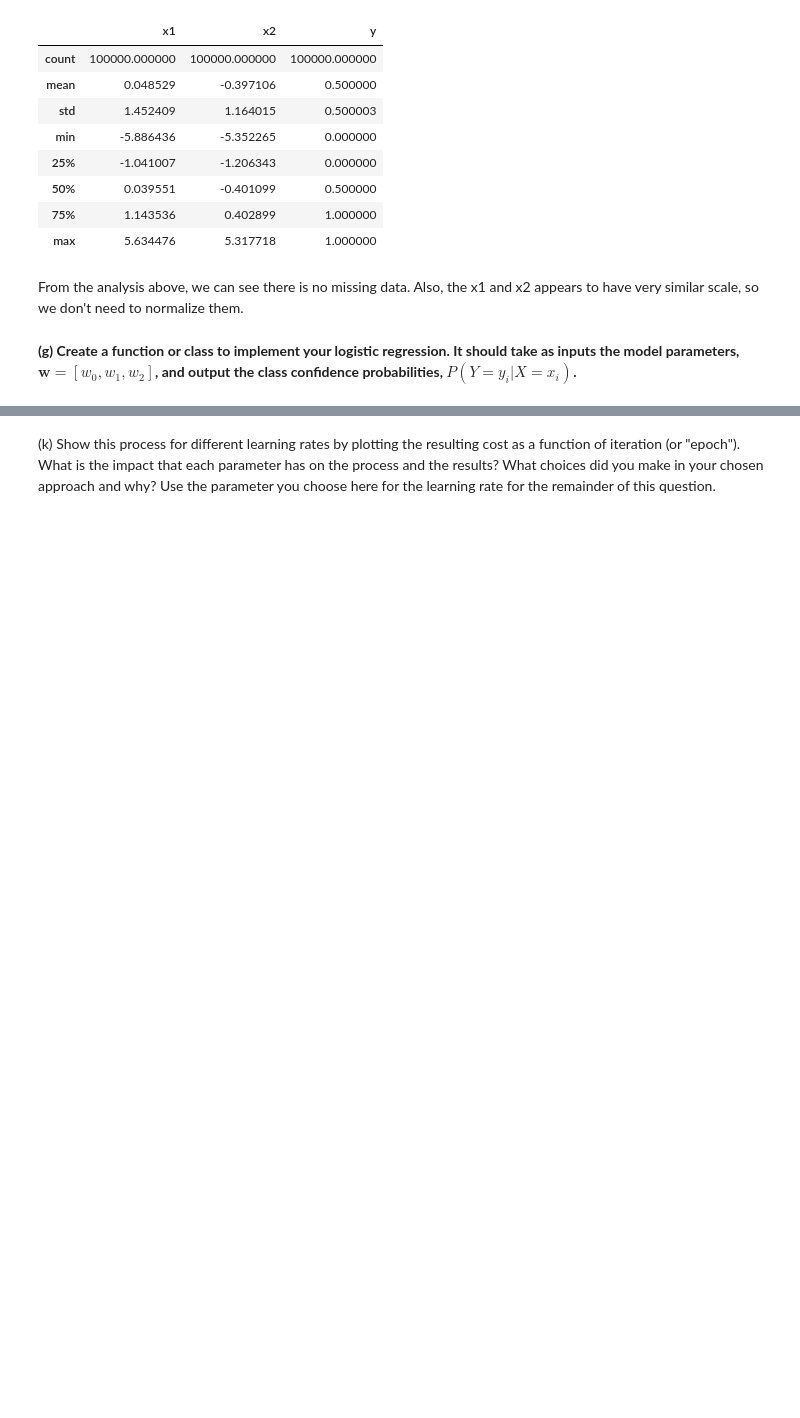
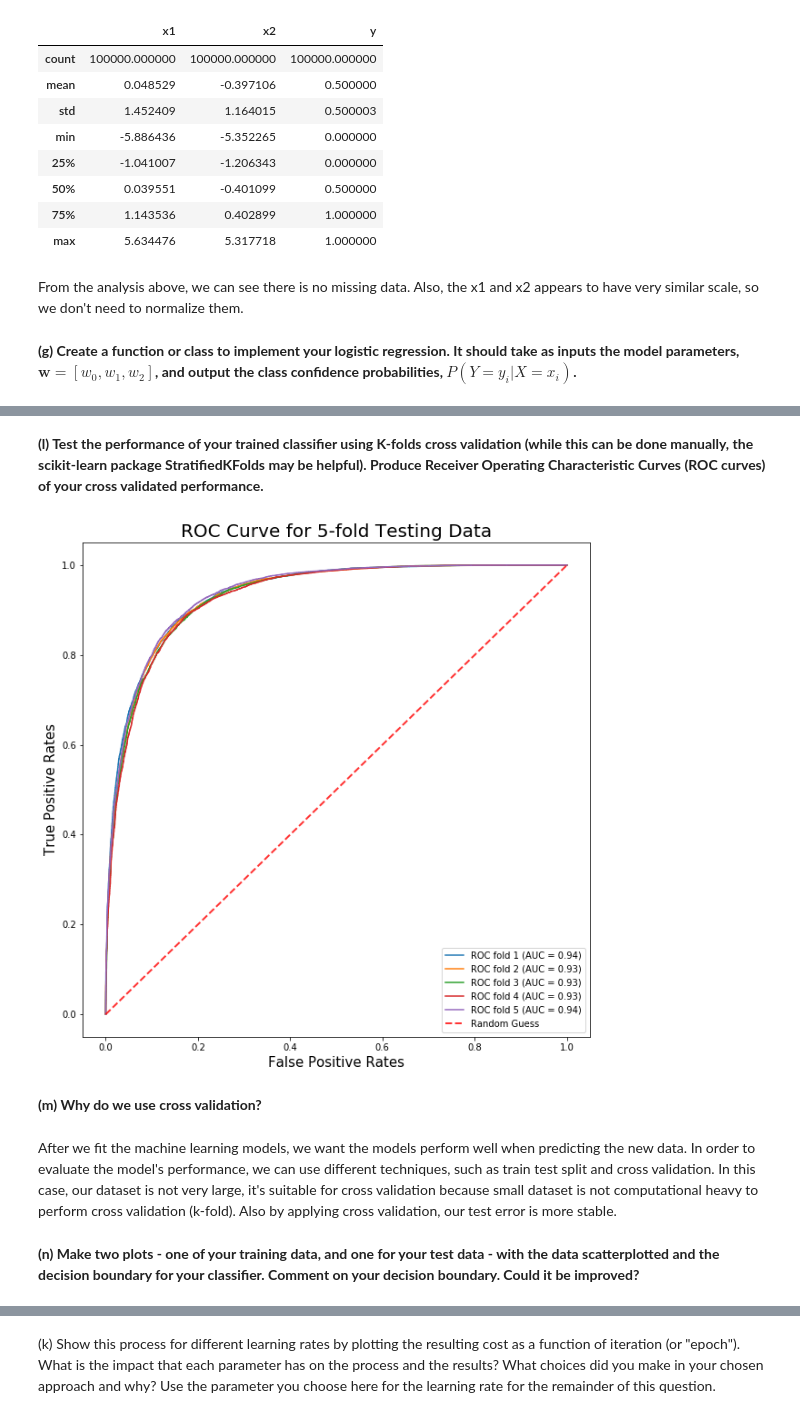
Before and after one commit to you-juli/machine-learning-course, a Jupyter notebook: Assignment 3.ipynb, the cells around one changed output, grey strips where cells are left out. Cells and saved outputs as stored; diff of their text form; code cells hidden in the pictures; blank space fills up the shorter version.

```diff
--- a/Assignment 3.ipynb
+++ b/Assignment 3.ipynb
@@ -208,0 +276,39 @@ def predict(x,w):
+# %% [markdown]
+**(l) Test the performance of your trained classifier using K-folds cross validation (while this can be done manually, the scikit-learn package StratifiedKFolds may be helpful). Produce Receiver Operating Characteristic Curves (ROC curves) of your cross validated performance.**
+# %%
+#(l)
+K = 5
+KF = StratifiedKFold(n_splits = K)
+x = np.array(data[["x1", "x2"]])
+y = np.array(data[["y"]]).flatten()
+
+count = 0
+auc = []
+plt.figure(figsize=(10,10))
+for train_i, test_i in KF.split(x, y):
+
+    x_train, x_test = x[train_i], x[test_i]
+    y_train, y_test = y[train_i], y[test_i]
+
+    w = descent(x_train, y_train, x_test, y_test, 0.5, 800)[2]
+    #x_train = np.hstack((np.ones((x_train.shape[0],1)),x_train))
+    #x_test = np.hstack((np.ones((x_test.shape[0],1)),x_test))
+    y_hat = sigmoid(x_test, w)
+    fpr, tpr, thrshold = roc_curve(y_test, y_hat, pos_label=1)
+    auc.append(roc_auc_score(y_test, y_hat))
+    plt.plot(fpr, tpr, label="ROC fold %d (AUC = %0.2f)" % (count+1, auc[count]))
+    count += 1
+plt.title("ROC Curve for %d-fold Testing Data" % K, fontsize = 20)
+plt.ylabel("True Positive Rates", fontsize = 15)
+plt.xlabel("False Positive Rates", fontsize = 15)
+plt.plot([0, 1], [0, 1], linestyle="--", lw = 2, color="r", label="Random Guess", alpha = 0.8)
+plt.legend()
+plt.show()
+# %% [output]
+[figure, added]
+# %% [markdown]
+**(m) Why do we use cross validation?**
+# %% [markdown]
+After we fit the machine learning models, we want the models perform well when predicting the new data. In order to evaluate the model's performance, we can use different techniques, such as train test split and cross validation. In this case, our dataset is not very large, it's suitable for cross validation because small dataset is not computational heavy to perform cross validation (k-fold). Also by applying cross validation, our test error is more stable.
+# %% [markdown]
+**(n) Make two plots - one of your training data, and one for your test data - with the data scatterplotted and the decision boundary for your classifier. Comment on your decision boundary. Could it be improved?**
```
Also changed, not shown: parts of 36 cells of this notebook.
